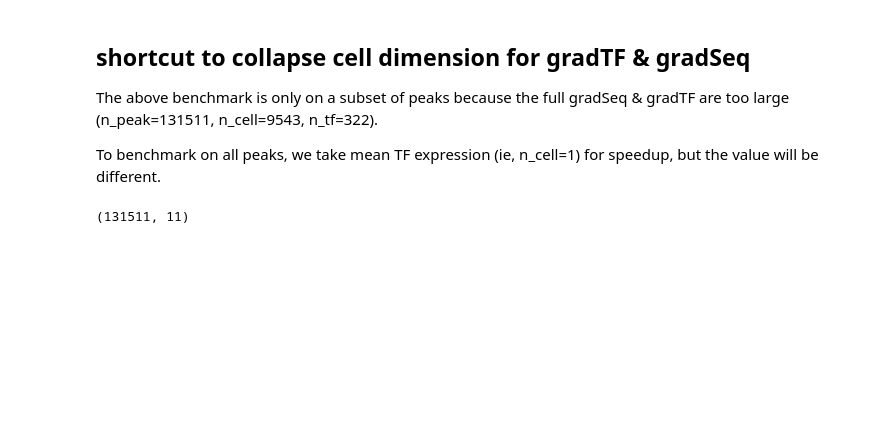
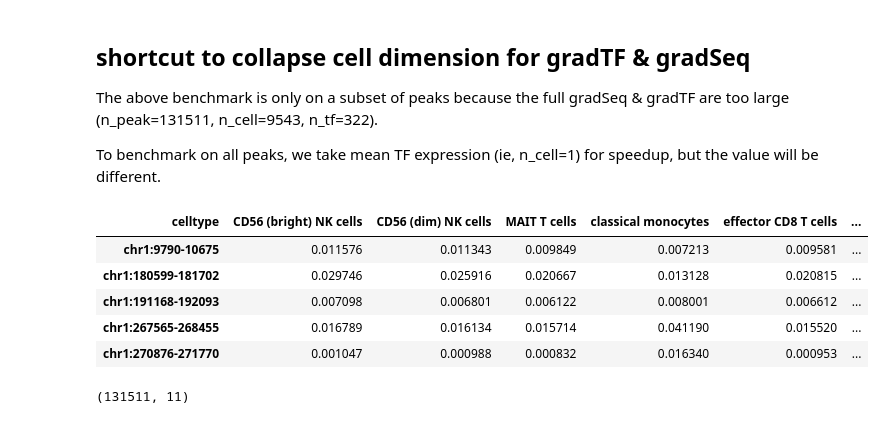
Before and after one commit to Cai-fx/seqMAE, a Jupyter notebook: tutorials/pbmc_10k/trials/TFs_scb_pretrain_intercept_scaled/benchmark.ipynb, the cells around one changed output. Cells and saved outputs as stored; diff of their text form; code cells hidden in the pictures; blank space fills up the shorter version.

```diff
--- a/tutorials/pbmc_10k/trials/TFs_scb_pretrain_intercept_scaled/benchmark.ipynb
+++ b/tutorials/pbmc_10k/trials/TFs_scb_pretrain_intercept_scaled/benchmark.ipynb
@@ -232,6 +48,20 @@ jaspar_motifs = jaspar_motifs[jaspar_motifs['tf'].isin([tf_ct.split("_")[0] for
 jaspar_motifs = jaspar_motifs.reset_index(drop=True)
 
 peak_emb = pd.read_csv("./benchmark_summarize/peak_emb.csv", index_col=0)
+# %%
+acc_pred_no_dpth = np.load("./benchmark_summarize/acc_pred_no_dpth.npz")['arr_0']
+acc_pred_no_dpth_df = pd.DataFrame(acc_pred_no_dpth, index=ad_atac.var.index, columns=ad_atac.obs.index)
+acc_pred_no_dpth_df = acc_pred_no_dpth_df.T
+acc_pred_no_dpth_df['celltype'] = ad_rna.obs['celltype']
+acc_pred_no_dpth_df = acc_pred_no_dpth_df.groupby("celltype").mean().T
+acc_pred_no_dpth_df[:5]
+# %% [output]
+| celltype | CD56 (bright) NK cells | CD56 (dim) NK cells | MAIT T cells | classical monocytes | effector CD8 T cells | ... |
+| chr1:9790-10675 | 0.011576 | 0.011343 | 0.009849 | 0.007213 | 0.009581 | ... |
+| chr1:180599-181702 | 0.029746 | 0.025916 | 0.020667 | 0.013128 | 0.020815 | ... |
+| chr1:191168-192093 | 0.007098 | 0.006801 | 0.006122 | 0.008001 | 0.006612 | ... |
+| chr1:267565-268455 | 0.016789 | 0.016134 | 0.015714 | 0.041190 | 0.015520 | ... |
+| chr1:270876-271770 | 0.001047 | 0.000988 | 0.000832 | 0.016340 | 0.000953 | ... |
 # %%
 ## filter out TFs without available encode data
 tfs_gt = df_gt.columns.str.split("_").str[0]
```
Also changed, not shown: parts of 40 cells of this notebook, 3 other files.
